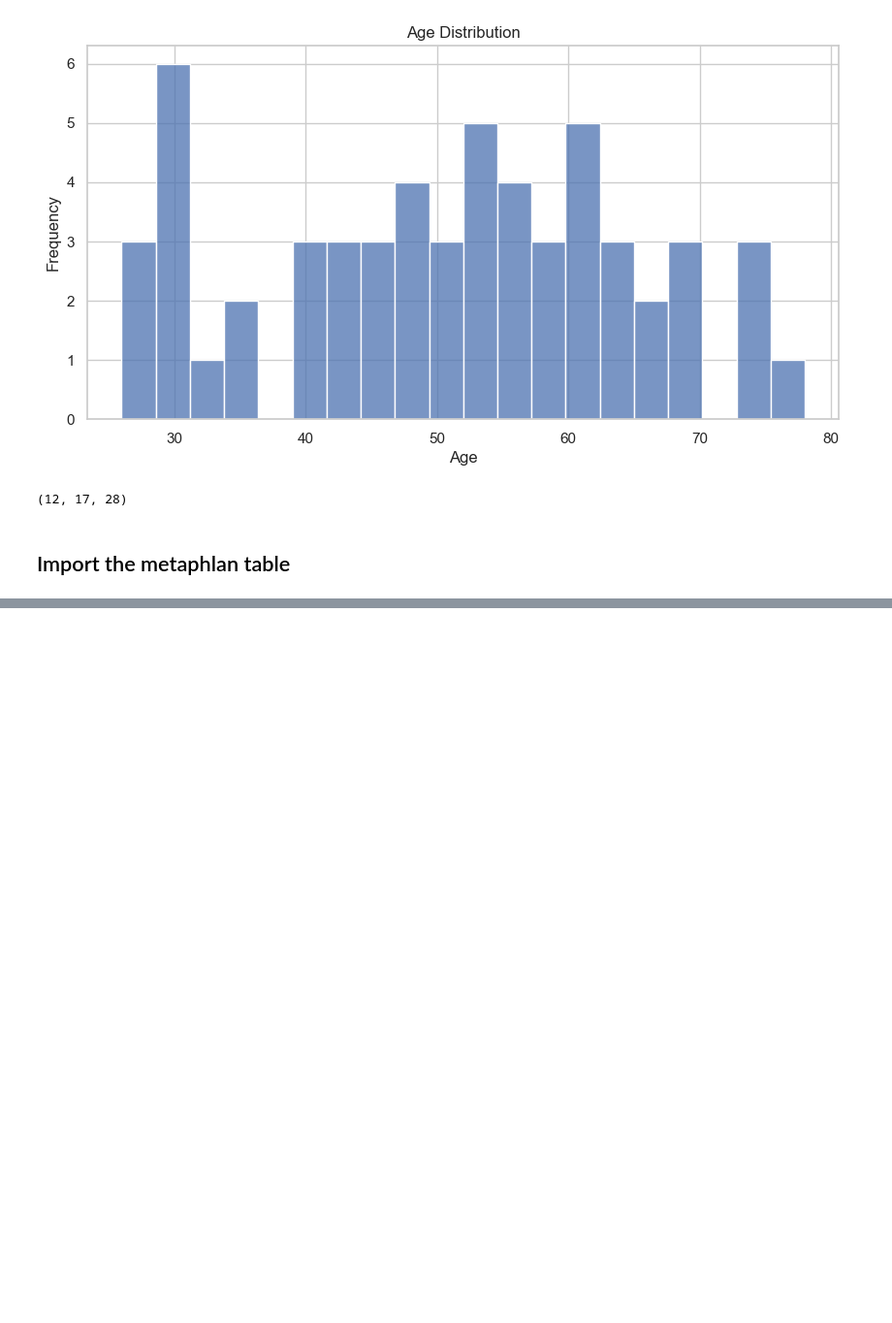
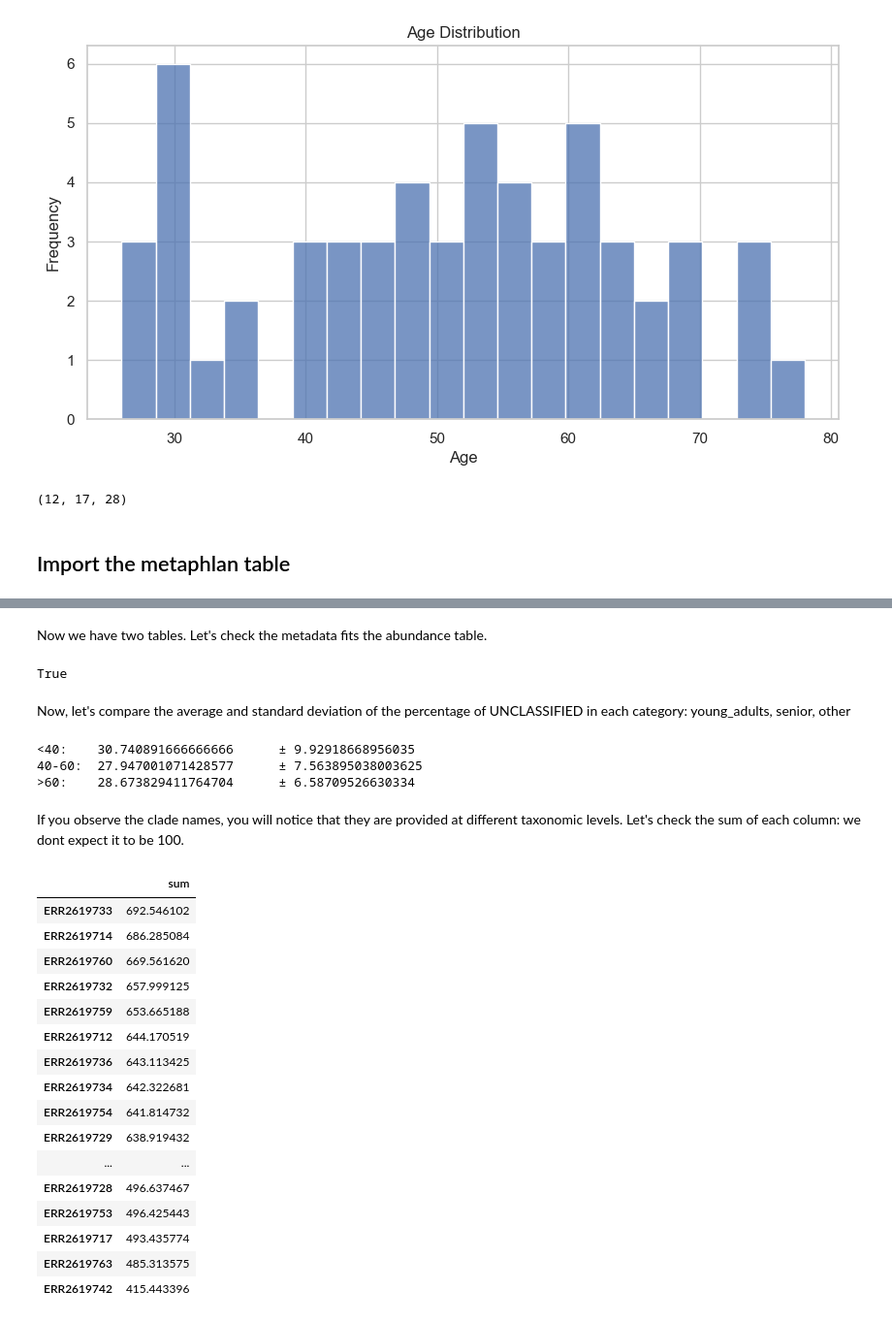
Before and after one commit to quadram-institute-bioscience/biobakery-2024, a Jupyter notebook: python-notebook/lokmer.ipynb, the cells around one changed output, grey strips where cells are left out. Shown: that part at 97% size. Drawn from its saved outputs; the diff is of its cells as text; code cells hidden in the pictures; blank space fills up the shorter version.

```diff
--- a/python-notebook/lokmer.ipynb
+++ b/python-notebook/lokmer.ipynb
@@ -104,0 +114,56 @@ mpaDf.head()
+# %% [markdown]
+Now we have two tables. Let's check the metadata fits the abundance table.
+# %%
+# the columns of mpaDf are the samples, that are the same as the index of metadataDf.
+# (order does not matter)
+set(metadataDf.index) == set(mpaDf.columns)
+# %% [output]
+True
+# %% [markdown]
+Now, let's compare the average and standard deviation of the
+percentage of UNCLASSIFIED in each category: young_adults, senior, other
+# %%
+#Now, let's compare the average and standard deviation of the
+#percentage of UNCLASSIFIED in each category: young_adults, senior, other
+
+# First, we need to extract the UNCLASSIFIED row
+unclassified = mpaDf.loc['UNCLASSIFIED']
+
+# Now, we can calculate the average and standard deviation
+# of the percentage of UNCLASSIFIED in each category. UNCLASSIFIED is already a percentage
+
+young_adults_unclassified = unclassified[metadataDf.loc[unclassified.index, 'age'] < 40]
+senior_unclassified = unclassified[metadataDf.loc[unclassified.index, 'age'] > 60]
+other_unclassified = unclassified[metadataDf.loc[unclassified.index, 'age'].between(40, 60)]
+
+print(f"<40:\t{young_adults_unclassified.mean()}\t± {young_adults_unclassified.std()}")
+print(f"40-60:\t{other_unclassified.mean()}\t± {other_unclassified.std()}")
+print(f">60:\t{senior_unclassified.mean()}\t± {senior_unclassified.std()}")
+# %% [output]
+<40:    30.740891666666666      ± 9.92918668956035
+40-60:  27.947001071428577      ± 7.563895038003625
+>60:    28.673829411764704      ± 6.58709526630334
+# %% [markdown]
+If you observe the clade names, you will notice that they are provided at different taxonomic levels.
+Let's check the sum of each column: we dont expect it to be 100.
+# %%
+# Print the sum of all columns
+mpaDf.sum().sort_values(ascending=False).to_frame().set_axis(['sum'], axis=1)
+# %% [output]
+|  | sum |
+| ERR2619733 | 692.546102 |
+| ERR2619714 | 686.285084 |
+| ERR2619760 | 669.561620 |
+| ERR2619732 | 657.999125 |
+| ERR2619759 | 653.665188 |
+| ERR2619712 | 644.170519 |
+| ERR2619736 | 643.113425 |
+| ERR2619734 | 642.322681 |
+| ERR2619754 | 641.814732 |
+| ERR2619729 | 638.919432 |
+| ... | ... |
+| ERR2619728 | 496.637467 |
+| ERR2619753 | 496.425443 |
+| ERR2619717 | 493.435774 |
+| ERR2619763 | 485.313575 |
+| ERR2619742 | 415.443396 |
```
Also changed, not shown: parts of 7 cells of this notebook.
